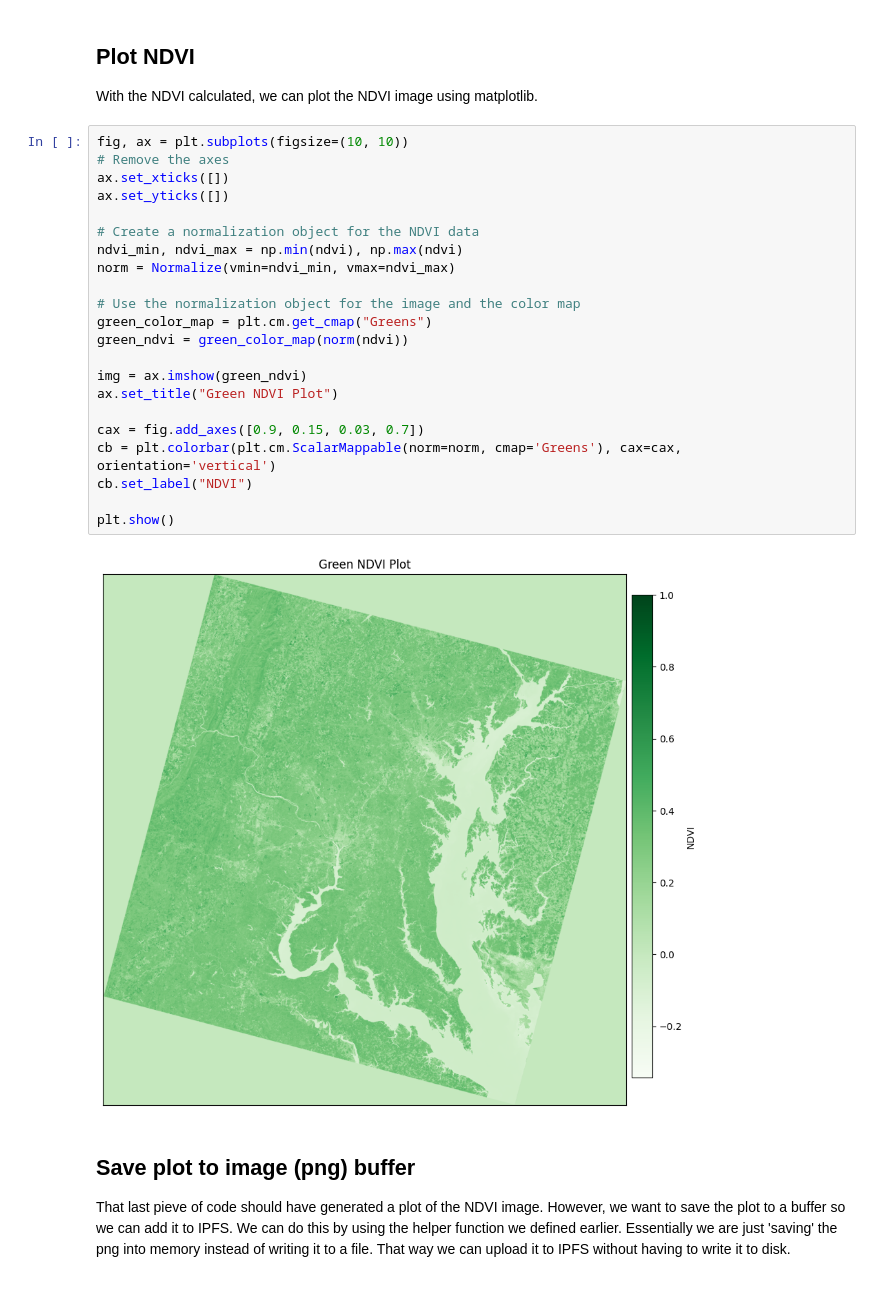
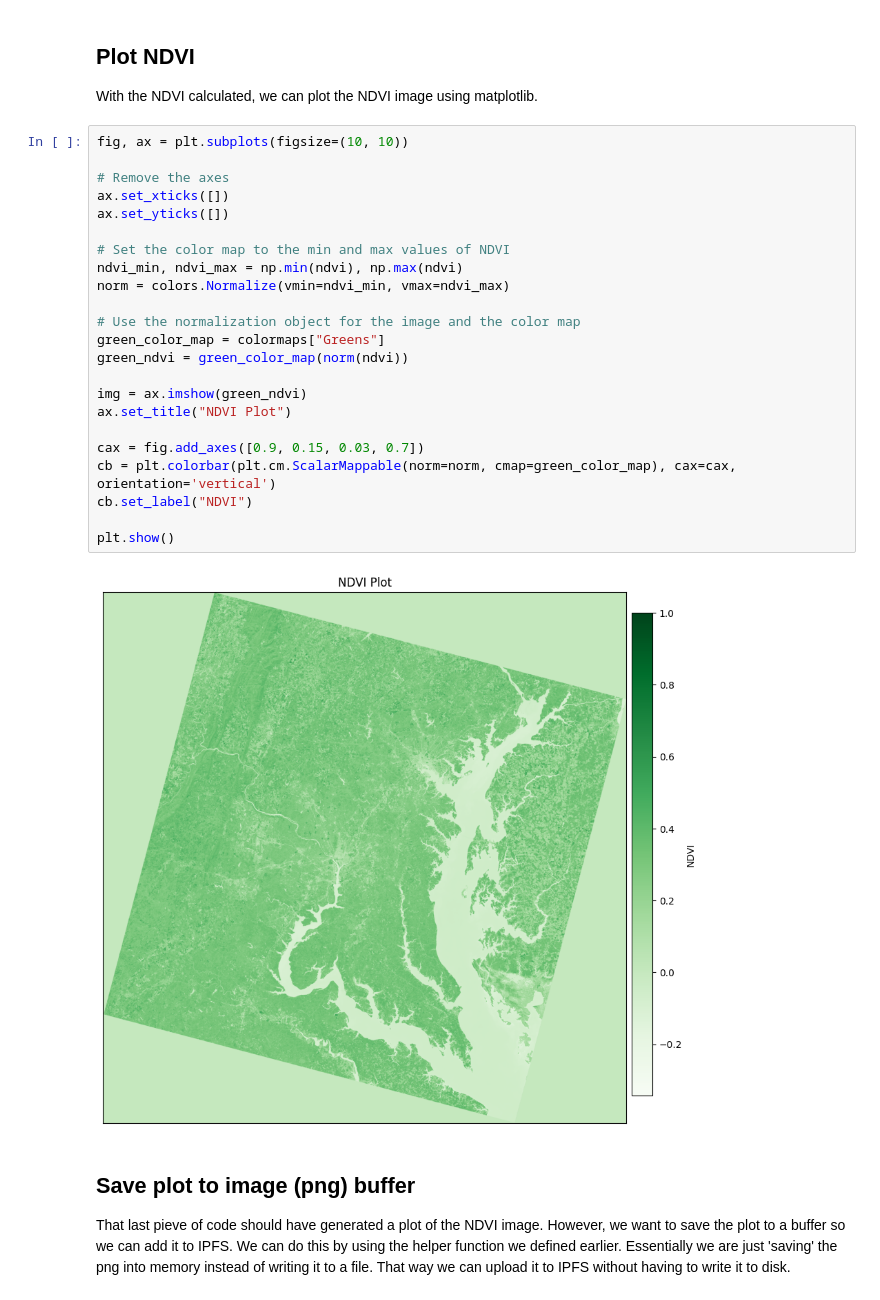
Before and after one commit to easierdata/stac-fastapi, a Jupyter notebook: samples/NDVI_STAC_IPFS.ipynb, the cells around one changed output. Drawn from its saved outputs; the diff is of its cells as text.

```diff
--- a/samples/NDVI_STAC_IPFS.ipynb
+++ b/samples/NDVI_STAC_IPFS.ipynb
@@ -175,28 +168,29 @@ ndvi = (nir_band_5 - red_band_4) / (nir_band_5 + red_band_4 + eps)
 With the NDVI calculated, we can plot the NDVI image using matplotlib.
 # %%
 fig, ax = plt.subplots(figsize=(10, 10))
+
 # Remove the axes
 ax.set_xticks([])
 ax.set_yticks([])
 
-# Create a normalization object for the NDVI data
+# Set the color map to the min and max values of NDVI
 ndvi_min, ndvi_max = np.min(ndvi), np.max(ndvi)
-norm = Normalize(vmin=ndvi_min, vmax=ndvi_max)
+norm = colors.Normalize(vmin=ndvi_min, vmax=ndvi_max)
 
 # Use the normalization object for the image and the color map
-green_color_map = plt.cm.get_cmap("Greens")
+green_color_map = colormaps["Greens"]
 green_ndvi = green_color_map(norm(ndvi))
 
 img = ax.imshow(green_ndvi)
-ax.set_title("Green NDVI Plot")
+ax.set_title("NDVI Plot")
 
 cax = fig.add_axes([0.9, 0.15, 0.03, 0.7])
-cb = plt.colorbar(plt.cm.ScalarMappable(norm=norm, cmap='Greens'), cax=cax, orientation='vertical')
+cb = plt.colorbar(plt.cm.ScalarMappable(norm=norm, cmap=green_color_map), cax=cax, orientation='vertical')
 cb.set_label("NDVI")
 
 plt.show()
 # %% [output]
-[figure, old version]
+[figure, new version]
 # %% [markdown]
 ## Save plot to image (png) buffer
 That last pieve of code should have generated a plot of the NDVI image. However, we want to save the plot to a buffer so we can add it to IPFS. We can do this by using the helper function we defined earlier. Essentially we are just 'saving' the png into memory instead of writing it to a file. That way we can upload it to IPFS without having to write it to disk.
```
Also changed, not shown: parts of 5 cells of this notebook.
